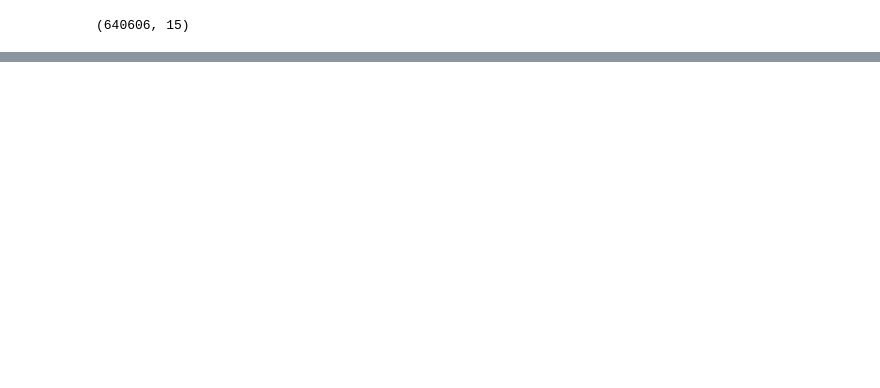
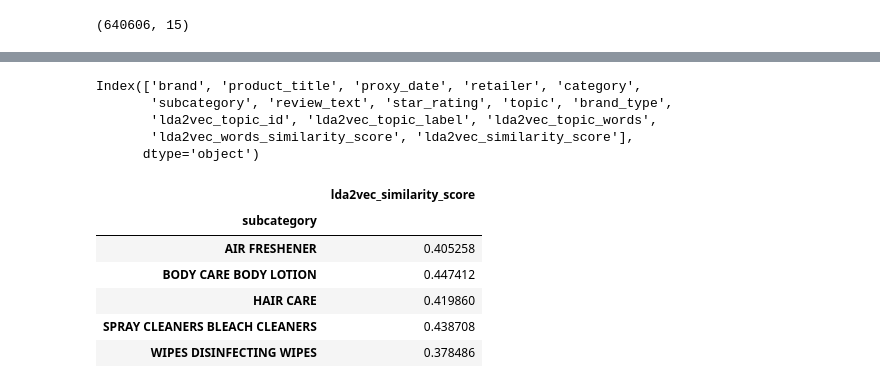
Before and after one commit to jluo3364/BTT-Clorox-Company, a Jupyter notebook: TopicModel/lda2vec_test.ipynb, the cells around one changed output, grey strips where cells are left out. Saved outputs shown, nothing was run; the diff lists cells and outputs as text; code cells hidden in the pictures; blank space fills up the shorter version.

```diff
--- a/TopicModel/lda2vec_test.ipynb
+++ b/TopicModel/lda2vec_test.ipynb
@@ -190,0 +261,20 @@ result_df[result_df['subcategory']=='SPRAY CLEANERS BLEACH CLEANERS'][['lda2vec_
+# %%
+df_filtered = df.dropna(subset=['lda2vec_topic_label'])
+# %%
+df_filtered.columns
+# %% [output]
+Index(['brand', 'product_title', 'proxy_date', 'retailer', 'category',
+       'subcategory', 'review_text', 'star_rating', 'topic', 'brand_type',
+       'lda2vec_topic_id', 'lda2vec_topic_label', 'lda2vec_topic_words',
+       'lda2vec_words_similarity_score', 'lda2vec_similarity_score'],
+      dtype='object')
+# %%
+df_filtered.groupby('subcategory').agg({'lda2vec_similarity_score': 'mean'})
+# %% [output]
+|  | lda2vec_similarity_score |
+| subcategory |  |
+| AIR FRESHENER | 0.405258 |
+| BODY CARE BODY LOTION | 0.447412 |
+| HAIR CARE | 0.419860 |
+| SPRAY CLEANERS BLEACH CLEANERS | 0.438708 |
+| WIPES DISINFECTING WIPES | 0.378486 |
```
Also changed, not shown: parts of 15 cells of this notebook, 6 other files.
